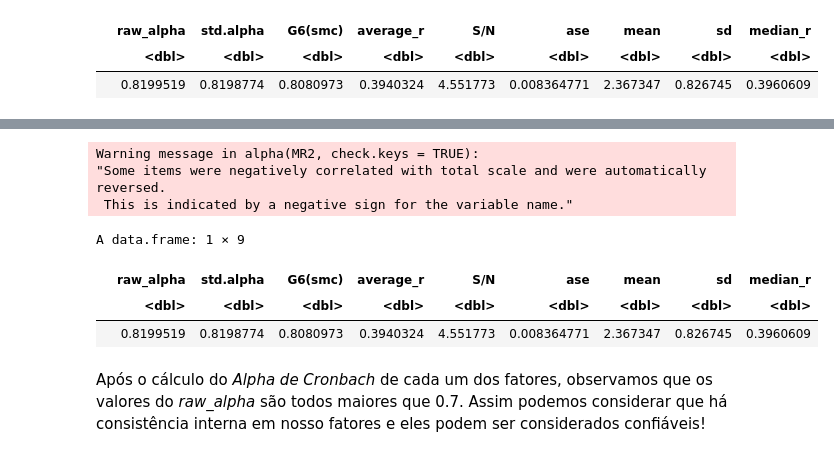
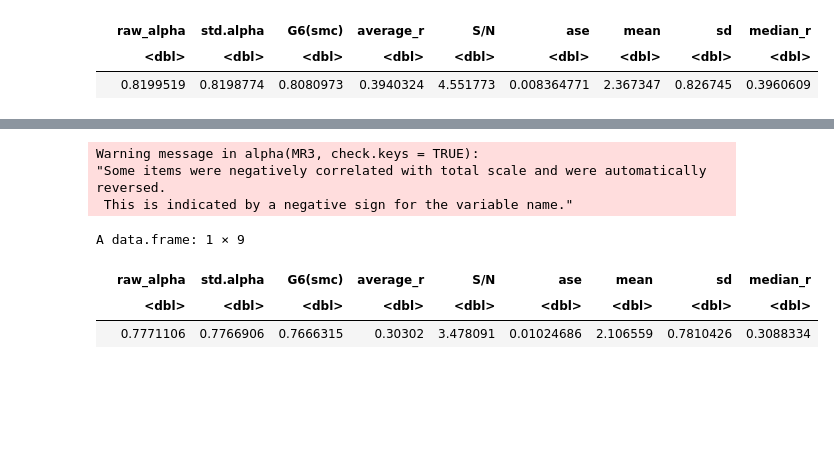
Before and after one commit to FerrazThales/AnaliseFatorialExploratoria, a Jupyter notebook: Análise Fatorial Exploratória.ipynb, the cells around one changed output, grey strips where cells are left out. Cells and saved outputs as stored; diff of their text form; code cells hidden in the pictures; blank space fills up the shorter version.

```diff
--- a/Análise Fatorial Exploratória.ipynb
+++ b/Análise Fatorial Exploratória.ipynb
@@ -389,13 +380,11 @@ A data.frame: 1 × 9
-# %%
-# cálculo do Alpha de Cronbach para o fator MR4 - Humor Otimista
-alpha(MR2, check.keys=TRUE)$total
-# %% [output]
-Warning message in alpha(MR2, check.keys = TRUE):
-"Some items were negatively correlated with total scale and were automatically reversed.
- This is indicated by a negative sign for the variable name."
-A data.frame: 1 × 9
-|  | raw_alpha | std.alpha | G6(smc) | average_r | S/N | ase | mean | sd | median_r |
-|  | <dbl> | <dbl> | <dbl> | <dbl> | <dbl> | <dbl> | <dbl> | <dbl> | <dbl> |
-|  | 0.8199519 | 0.8198774 | 0.8080973 | 0.3940324 | 4.551773 | 0.008364771 | 2.367347 | 0.826745 | 0.3960609 |
-# %% [markdown]
-Após o cálculo do *Alpha de Cronbach* de cada um dos fatores, observamos que os valores do *raw_alpha* são todos maiores que 0.7. Assim podemos considerar que há consistência interna em nosso fatores e eles podem ser considerados confiáveis!
+# %%
+# cálculo do Alpha de Cronbach para o fator MR3 - Humor Agressivo
+alpha(MR3, check.keys=TRUE)$total
+# %% [output]
+Warning message in alpha(MR3, check.keys = TRUE):
+"Some items were negatively correlated with total scale and were automatically reversed.
+ This is indicated by a negative sign for the variable name."
+A data.frame: 1 × 9
+|  | raw_alpha | std.alpha | G6(smc) | average_r | S/N | ase | mean | sd | median_r |
+|  | <dbl> | <dbl> | <dbl> | <dbl> | <dbl> | <dbl> | <dbl> | <dbl> | <dbl> |
+|  | 0.7771106 | 0.7766906 | 0.7666315 | 0.30302 | 3.478091 | 0.01024686 | 2.106559 | 0.7810426 | 0.3088334 |
```
Also changed, not shown: parts of 4 cells of this notebook.
